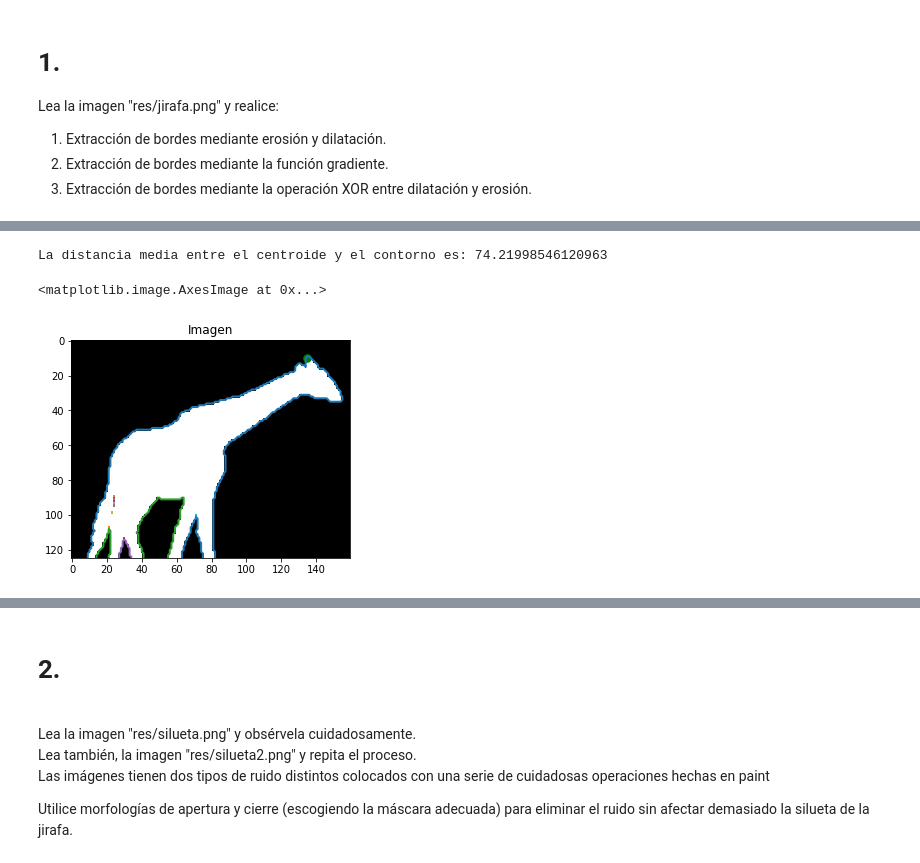
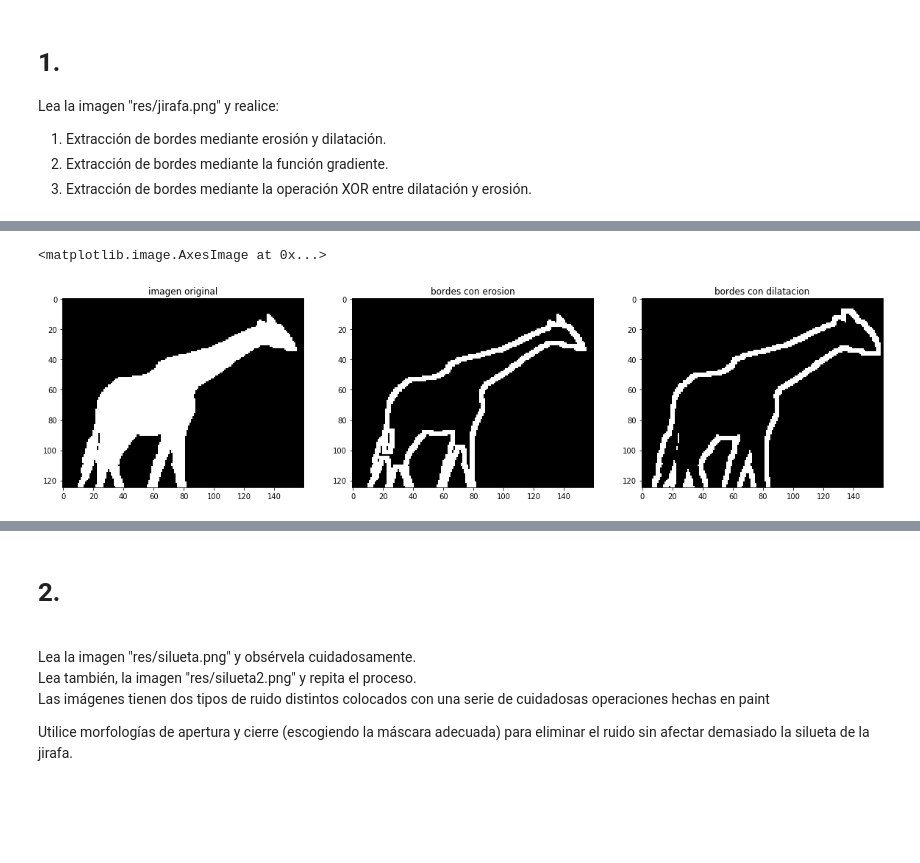
Before and after one commit to edcalderon/visionartifical, a Jupyter notebook: Practica 5 morfo excarac/Practica 5 Morfología y Extracción.ipynb, the cells around one changed output, grey strips where cells are left out. Saved outputs shown, nothing was run; the diff lists cells and outputs as text; code cells hidden in the pictures; blank space fills up the shorter version.

Commit message:
1 y2 punto taller 5 listo

```diff
--- a/Practica 5 morfo excarac/Practica 5 Morfología y Extracción.ipynb
+++ b/Practica 5 morfo excarac/Practica 5 Morfología y Extracción.ipynb
@@ -53,52 +56,25 @@ plt.imshow(img)
-# %%
-
-#Definir función de distancia euclidiana para puntos en dos matrices
-def euc_distance(p1, p2):
-    distance = math.sqrt( (p1[0]-p2[0])**2 + (p1[1]-p2[1])**2 )
-    return distance
-
-#Leer imagen de entrada
-image = img
-
-#Etiquetar imagen de entrada, generar la matriz de posiciones de los
-#contornos encontrados
-label_img = label(image)
-props = regionprops(label_img)
-
-#Calcular el centroide, su posición y,x
-centroid = props[0].centroid
-(y0, x0) = centroid
-
-#Dibujar los contornos alrededor de la región etiquetada
-contours = find_contours(label_img, 0)
-contour = contours[0]
-
-#Definir la distancia acumulada
-dist_acum = 0
-
-#Ciclo for que muestra los puntos xi, yi y acumula la distancia euclídea entre
-#los puntos con el centroide en cada uno de las iteraciones
-for point in contour:
-    xi = point[1]
-    yi = point[0]
-    dist_acum += euc_distance( (x0,y0) , (xi,yi)  )
-
-#La distancia media tal como se muestra en la fórmula ejemplo
-dist_med = dist_acum/len(contour)
-
-#Imprimir la distancia media del contorno y el centroide
-print("La distancia media entre el centroide y el contorno es:", dist_med)
-
-#Imprimir  la imagen, su centroide y la región etiquetada delimitada por el contorno
-fig, ax = plt.subplots(1,1, figsize=(5, 6))
-ax.plot(x0, y0, '.g', markersize=15)
-for n, contour in enumerate(contours):
-    ax.plot(contour[:, 1], contour[:, 0], linewidth=2)
-
-#ax.plot(bx, by, '-b', linewidth=2.5)
-ax.set_title('Imagen')
-ax.imshow(label_img, cmap='gray', vmin=0, vmax=1)
-# %% [output]
-La distancia media entre el centroide y el contorno es: 74.21998546120963
-<matplotlib.image.AxesImage at 0x...>
-[figure, removed]
+# %%
+# 1 . EROSION Y DILATACION
+#Crear la máscara
+selem = morph.rectangle(7,7)
+
+#Leer imagen de entrada y binarizarla
+img = skimage.io.imread('res/jirafa.png', as_grey=True)
+img = img > 0 #forma binarizar la imagen de entrada
+
+#Realizar extracción de bordes bajo dilatación y erosión
+dilatacion = morph.binary_dilation(img,selem)
+erosion = morph.binary_erosion(img,selem)
+
+#Crear subplot 1x3 que muestre imagen original y bordes
+fig, ax = plt.subplots(1,3, figsize=(20, 10))
+
+ax[0].set_title('imagen original')
+ax[0].imshow(img, cmap='gray')
+ax[1].set_title('bordes con erosion')
+ax[1].imshow(np.logical_xor(img,erosion), cmap='gray')
+ax[2].set_title('bordes con dilatacion')
+ax[2].imshow(np.logical_xor(img, dilatacion), cmap='gray')
+# %% [output]
+<matplotlib.image.AxesImage at 0x...>
+[figure, added]
```
Also changed, not shown: parts of 7 cells of this notebook, 1 other file.
